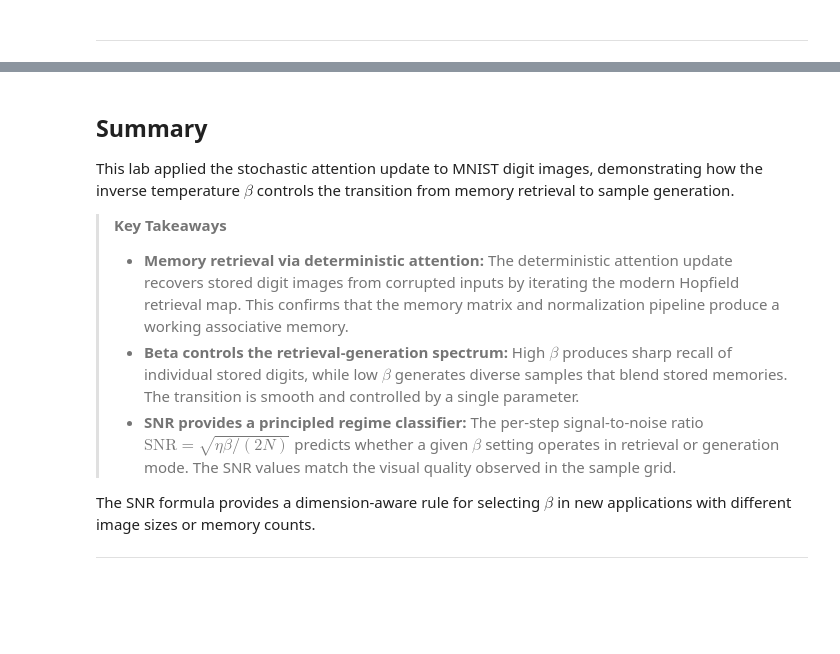
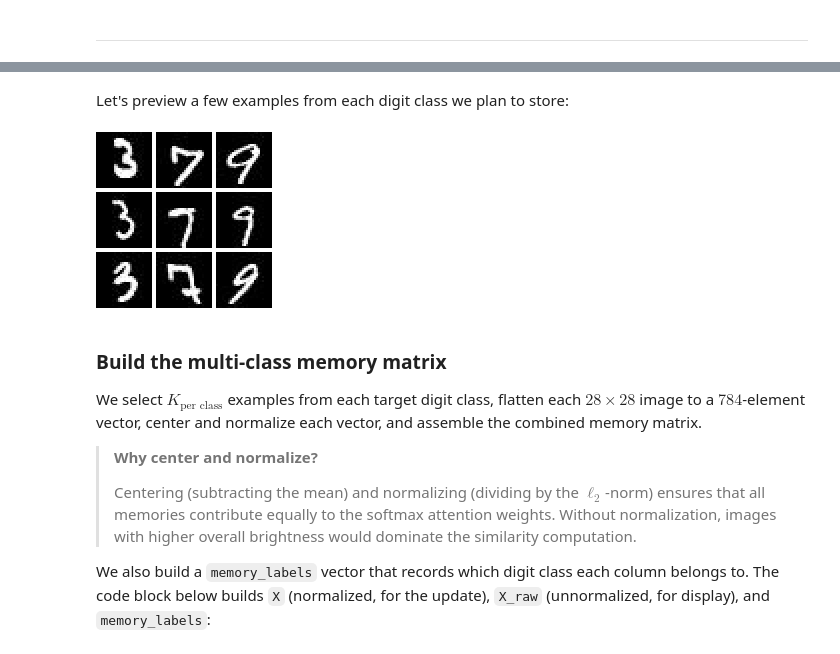
Before and after one commit to Jac0bLii/CHEME-5820-Labs-Spring-2026, a Jupyter notebook: labs/week-8/L8b/CHEME-5820-L8b-Lab-Solution-StochasticAttention-Spring-2026.ipynb, the cells around one changed output, grey strips where cells are left out. Drawn from its saved outputs; the diff is of its cells as text; code cells hidden in the pictures; blank space fills up the shorter version.

```diff
--- a/labs/week-8/L8b/CHEME-5820-L8b-Lab-Solution-StochasticAttention-Spring-2026.ipynb
+++ b/labs/week-8/L8b/CHEME-5820-L8b-Lab-Solution-StochasticAttention-Spring-2026.ipynb
@@ -2094,15 +47,14 @@ end
 ### Constants
 Let's set some constants that define the problem size and dataset parameters. The comment next to each constant describes its purpose and values:
 # %%
-target_digit = 3;                                           # which digit class to store as memories (0-9)
-K = 64;                                                     # number of digit images to store as memories
+target_digits = [3, 7, 9];                                  # which digit classes to store as memories
+K_per_class = 32;                                           # number of images per digit class
 number_of_examples = 1000;                                  # how many examples per digit to load from MNIST
 number_of_rows = 28;                                        # number of rows in an MNIST image
 number_of_cols = 28;                                        # number of cols in an MNIST image
 number_of_pixels = number_of_rows * number_of_cols;         # total pixels per image (784)
 η = 0.5;                                                    # step size for the attention update
 T_steps = 200;                                              # number of update steps per trajectory
-β_retrieval = 10.0;                                         # high β for deterministic retrieval
 θ = 0.50;                                                   # fraction of pixels to corrupt
 # %% [markdown]
 ___
@@ -2273,4 +70,0 @@ The rows from top to bottom correspond to these $\beta$ values:
-# %%
-for (i, β) in enumerate(β_values)
-    println("Row $(i): β = $(β)")
-end
@@ -2350,12 +71,24 @@ ___
-# %% [markdown]
-## Summary
-This lab applied the stochastic attention update to MNIST digit images, demonstrating how the inverse temperature $\beta$ controls the transition from memory retrieval to sample generation.
-
-> __Key Takeaways__
->
-> * **Memory retrieval via deterministic attention:** The deterministic attention update recovers stored digit images from corrupted inputs by iterating the modern Hopfield retrieval map. This confirms that the memory matrix and normalization pipeline produce a working associative memory.
-> * **Beta controls the retrieval-generation spectrum:** High $\beta$ produces sharp recall of individual stored digits, while low $\beta$ generates diverse samples that blend stored memories. The transition is smooth and controlled by a single parameter.
-> * **SNR provides a principled regime classifier:** The per-step signal-to-noise ratio $\text{SNR} = \sqrt{\eta\beta/(2N)}$ predicts whether a given $\beta$ setting operates in retrieval or generation mode. The SNR values match the visual quality observed in the sample grid.
-
-The SNR formula provides a dimension-aware rule for selecting $\beta$ in new applications with different image sizes or memory counts.
-___
+# %% [markdown]
+Let's preview a few examples from each digit class we plan to store:
+# %%
+let
+    examples = [1, 5, 10];
+    all_imgs = [];
+    for d in target_digits
+        for i in examples
+            push!(all_imgs, Gray.(digits_image_dictionary[d][:, :, i]));
+        end
+    end
+    mosaicview(all_imgs..., nrow=length(target_digits), npad=2, fillvalue=Gray(1.0))
+end
+# %% [output]
+[figure, added]
+# %% [markdown]
+### Build the multi-class memory matrix
+We select $K_{\text{per class}}$ examples from each target digit class, flatten each $28\times 28$ image to a $784$-element vector, center and normalize each vector, and assemble the combined memory matrix.
+
+> __Why center and normalize?__
+>
+> Centering (subtracting the mean) and normalizing (dividing by the $\ell_{2}$-norm) ensures that all memories contribute equally to the softmax attention weights. Without normalization, images with higher overall brightness would dominate the similarity computation.
+
+We also build a `memory_labels` vector that records which digit class each column belongs to. The code block below builds `X` (normalized, for the update), `X_raw` (unnormalized, for display), and `memory_labels`:
```
Also changed, not shown: parts of 60 cells of this notebook, 1 other file.
